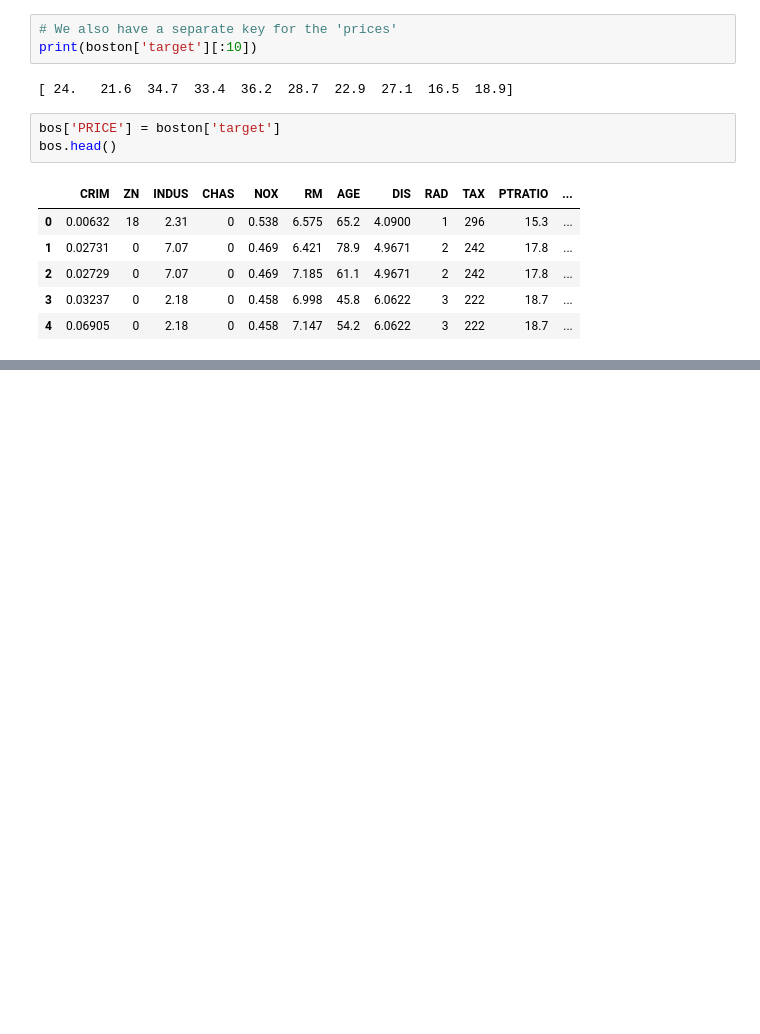
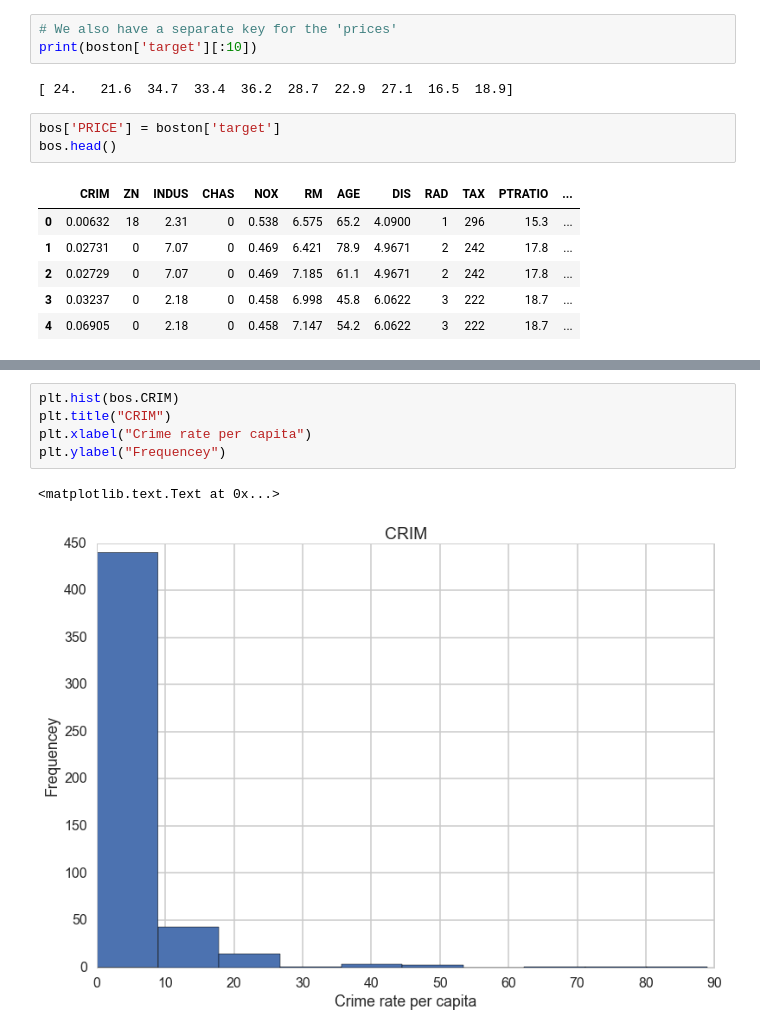
Before and after one commit to zazencodes/Harvard_labs_cs109, a Jupyter notebook: Lab4_stats.ipynb, the cells around one changed output, grey strips where cells are left out. Cells and saved outputs as stored; diff of their text form; blank space fills up the shorter version.

```diff
--- a/Lab4_stats.ipynb
+++ b/Lab4_stats.ipynb
@@ -110,0 +147,8 @@ bos.describe()
+# %%
+plt.hist(bos.CRIM)
+plt.title("CRIM")
+plt.xlabel("Crime rate per capita")
+plt.ylabel("Frequencey")
+# %% [output]
+<matplotlib.text.Text at 0x...>
+[figure, added]
```
Also changed, not shown: parts of 30 cells of this notebook.
